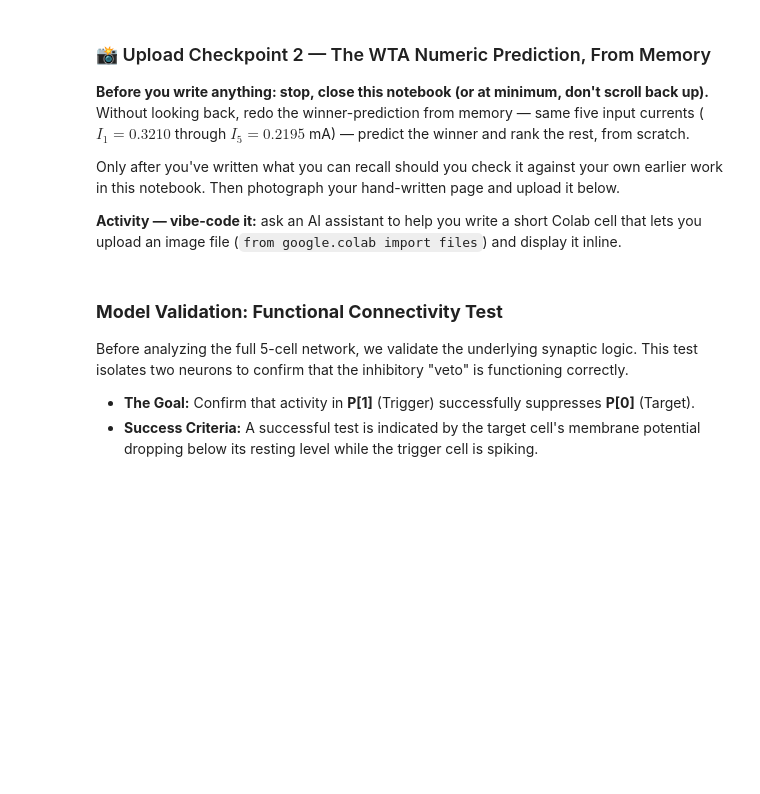
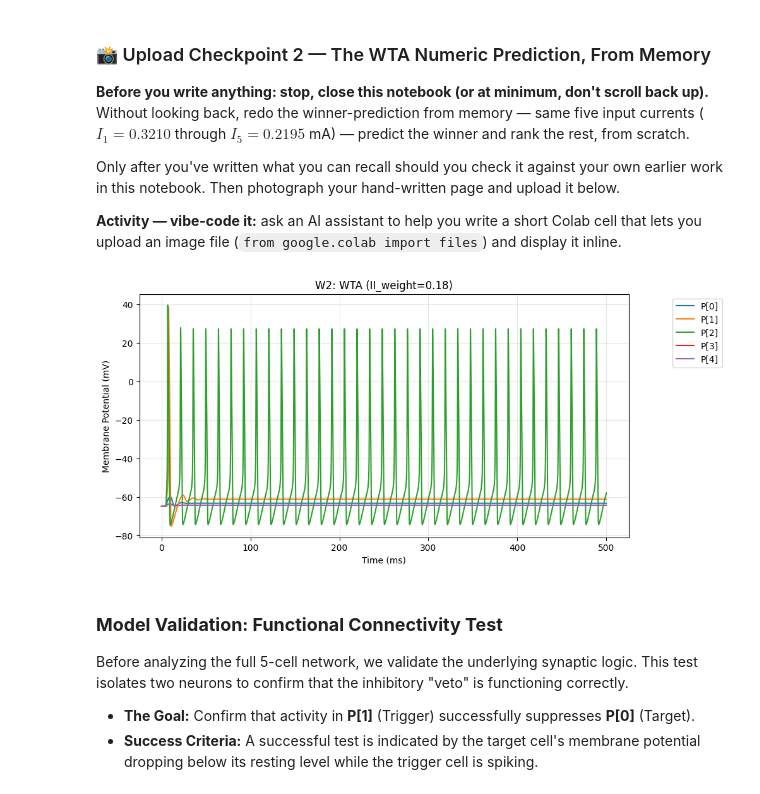
Before and after one commit to HnterWeitkamp/CS-4590, a Jupyter notebook: 7_SmallNetworks.ipynb, the cells around one changed output. Cells and saved outputs as stored; diff of their text form; code cells hidden in the pictures; blank space fills up the shorter version.

```diff
--- a/7_SmallNetworks.ipynb
+++ b/7_SmallNetworks.ipynb
@@ -359,9 +367,9 @@ syn_delay = 0.5 #@param {type:"slider", min:0.1, max:5.0, step:0.1}
 
 #@markdown ### Individual Excitation (Input Amps)
 #@markdown Adjust these to decide which cell "wins" the race.
-amp_0 = 0.08 #@param {type:"slider", min:0, max:0.2, step:0.01}
-amp_1 = 0.18 #@param {type:"slider", min:0, max:0.2, step:0.01}
-amp_2 = 0.03 #@param {type:"slider", min:0, max:0.2, step:0.01}
+amp_0 = 0.03 #@param {type:"slider", min:0, max:0.2, step:0.01}
+amp_1 = 0.08 #@param {type:"slider", min:0, max:0.2, step:0.01}
+amp_2 = 0.16 #@param {type:"slider", min:0, max:0.2, step:0.01}
 amp_3 = 0.01 #@param {type:"slider", min:0, max:0.2, step:0.01}
 amp_4 = 0.01 #@param {type:"slider", min:0, max:0.2, step:0.01}
 
@@ -386,33 +394,35 @@ amps = [amp_0, amp_1, amp_2, amp_3, amp_4]
 ics = [tonic_iclamp(princ[i], amp=float(amps[i]), delay=5.0) for i in range(N)]
 
 # 3. E -> I Trigger
 for i in range(N):
     syn = h.ExpSyn(inh_cells[i](0.5))
     nc = h.NetCon(princ[i](0.5)._ref_v, syn, sec=princ[i])
     nc.threshold = 0.0
     nc.weight[0] = E2I_weight
     nc.delay = 0.5
 
 # 4. I -> E Competition (The Veto)
 for i in range(N):
     for j in range(N):
         if i != j:
             syn = h.ExpSyn(princ[j](0.5))
             syn.e = -80.0
             nc = h.NetCon(inh_cells[i](0.5)._ref_v, syn, sec=inh_cells[i])
             nc.threshold = 0.0
             nc.weight[0] = II_weight
             nc.delay = syn_delay
 
 # --- RUN ---
 t = h.Vector().record(h._ref_t)
 recP = [mk_rec(p) for p in princ]
 h.finitialize(-65)
 h.continuerun(500)
 
 # --- PLOT ---
 plot_traces(np.array(t), [np.array(r) for r in recP], [f'P[{i}]' for i in range(N)],
             title=f'W2: WTA (II_weight={II_weight})')
+# %% [output]
+[figure, added]
 # %% [markdown]
 ### **Model Validation: Functional Connectivity Test**
 Before analyzing the full 5-cell network, we validate the underlying synaptic logic. This test isolates two neurons to confirm that the inhibitory "veto" is functioning correctly.
```
Also changed, not shown: parts of 7 cells of this notebook.
